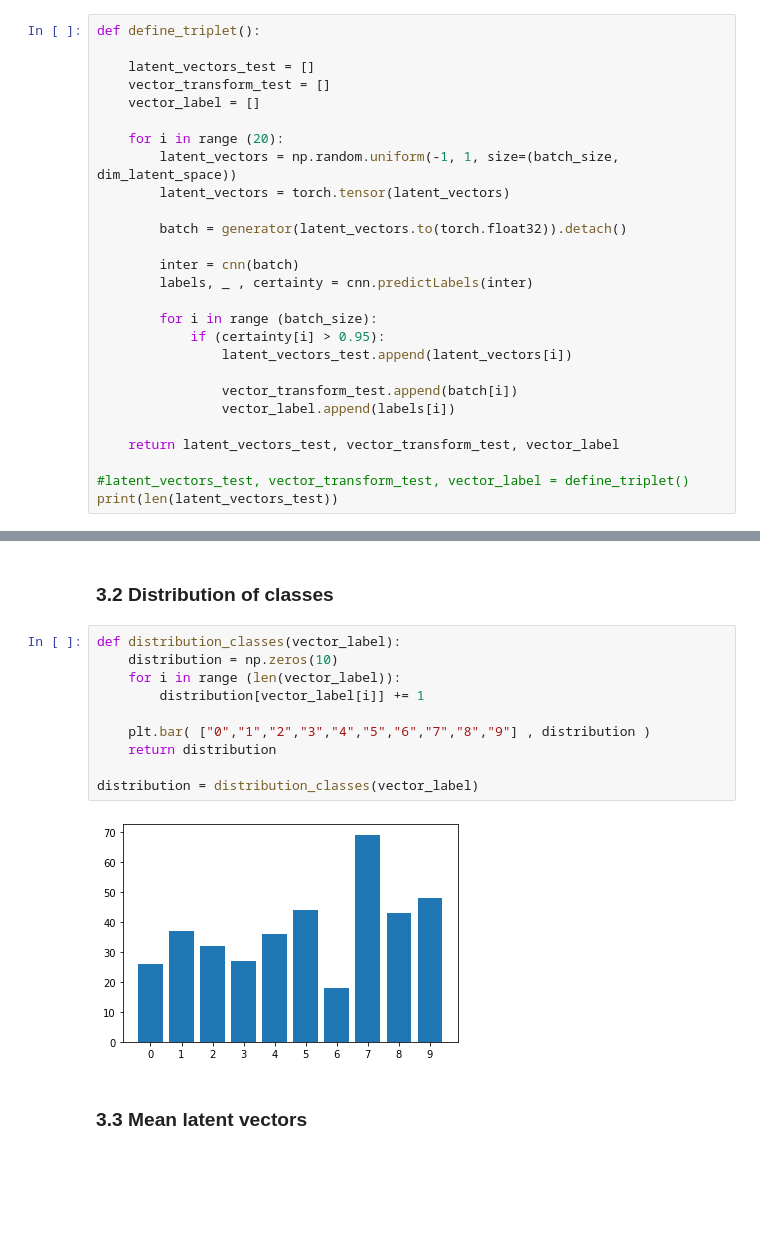
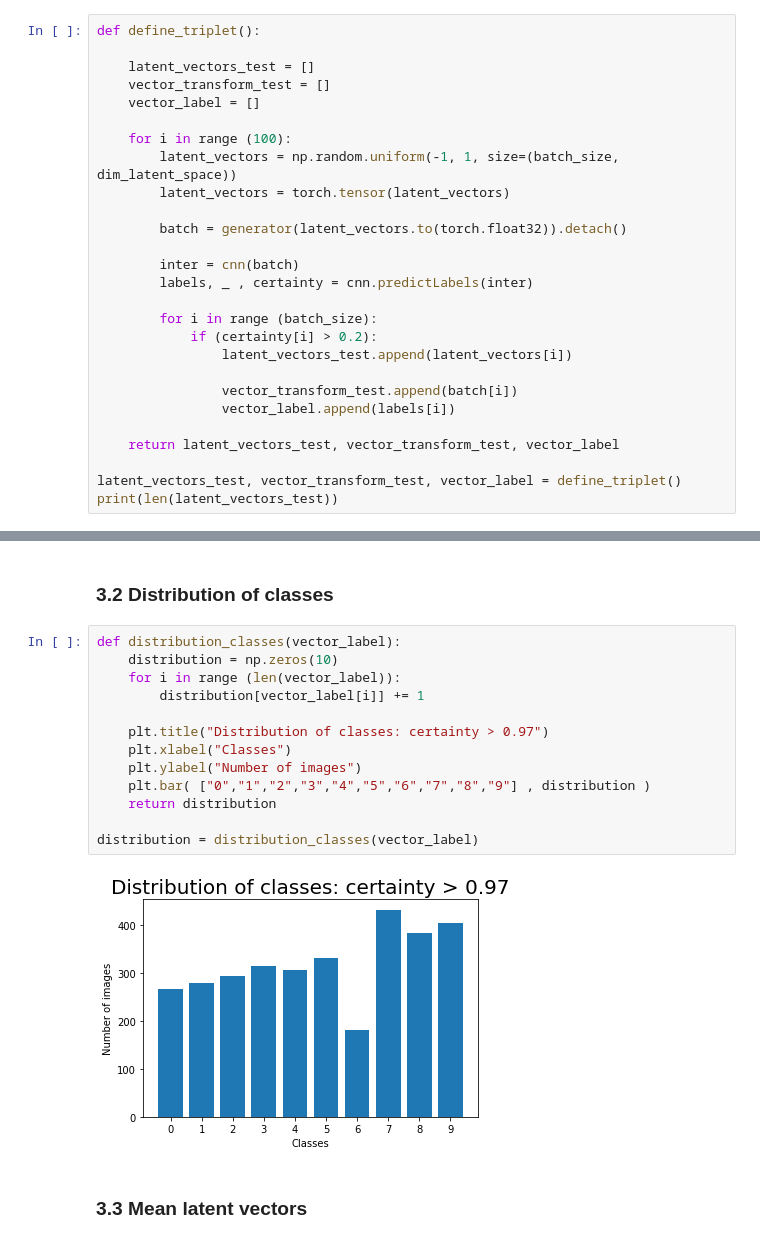
Before and after one commit to PierreRemacle/LINMA2472_P1-, a Jupyter notebook: HW3_from_colab.ipynb, the cells around one changed output, grey strips where cells are left out. Saved outputs shown, nothing was run; the diff lists cells and outputs as text; blank space fills up the shorter version.

Commit message:
plot modifications

```diff
--- a/HW3_from_colab.ipynb
+++ b/HW3_from_colab.ipynb
@@ -983,7 +983,7 @@ def define_triplet():
     vector_transform_test = []
     vector_label = []
 
-    for i in range (20):
+    for i in range (100):
         latent_vectors = np.random.uniform(-1, 1, size=(batch_size, dim_latent_space))
         latent_vectors = torch.tensor(latent_vectors)
 
@@ -993,7 +993,7 @@ def define_triplet():
         labels, _ , certainty = cnn.predictLabels(inter)
 
         for i in range (batch_size):
-            if (certainty[i] > 0.95):
+            if (certainty[i] > 0.2):
                 latent_vectors_test.append(latent_vectors[i])
 
                 vector_transform_test.append(batch[i])
@@ -1001,6 +1001,6 @@ def define_triplet():
 
     return latent_vectors_test, vector_transform_test, vector_label
 
-#latent_vectors_test, vector_transform_test, vector_label = define_triplet()
+latent_vectors_test, vector_transform_test, vector_label = define_triplet()
 print(len(latent_vectors_test))
 # %% [output]
@@ -1021,15 +1022,18 @@ display_triplet(vector_transform_test[96:112], vector_label[96:112])
 # %%
 def distribution_classes(vector_label):
     distribution = np.zeros(10)
     for i in range (len(vector_label)):
         distribution[vector_label[i]] += 1
 
+    plt.title("Distribution of classes: certainty > 0.97")
+    plt.xlabel("Classes")
+    plt.ylabel("Number of images")
     plt.bar( ["0","1","2","3","4","5","6","7","8","9"] , distribution )
     return distribution
 
 distribution = distribution_classes(vector_label)
 # %% [output]
-[figure, old version]
+[figure, new version]
 # %% [markdown]
 ### 3.3 Mean latent vectors
 # %%
```
Also changed, not shown: parts of 7 cells of this notebook, 8 other files.
